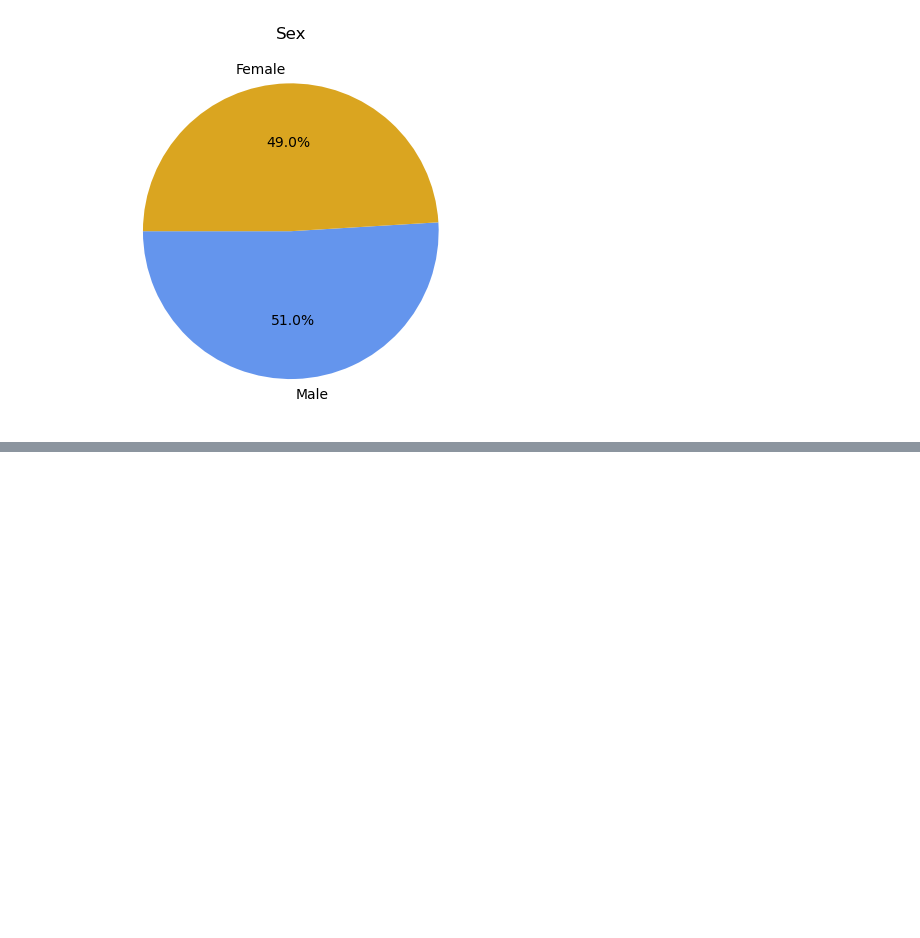
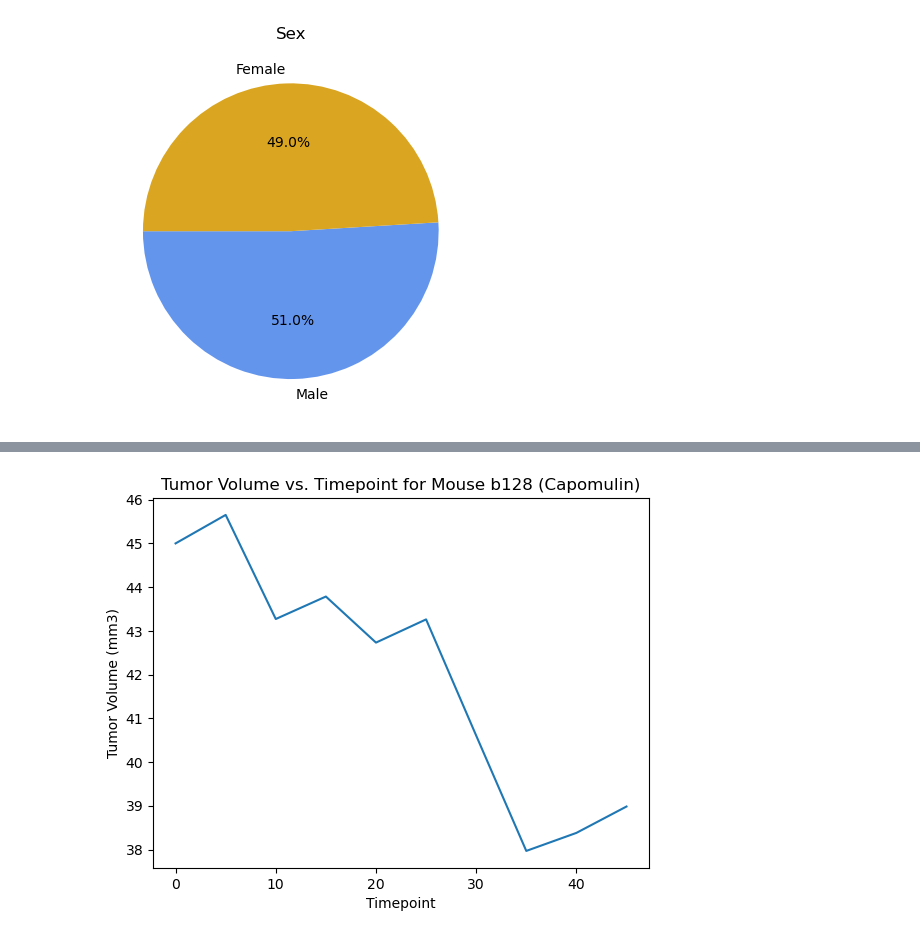
Before and after one commit to beccasolomon22/Pymaceuticals-challenge, a Jupyter notebook: Pymaceuticals_mice.ipynb, the cells around one changed output, grey strips where cells are left out. Saved outputs shown, nothing was run; the diff lists cells and outputs as text; code cells hidden in the pictures; blank space fills up the shorter version.

```diff
--- a/Pymaceuticals_mice.ipynb
+++ b/Pymaceuticals_mice.ipynb
@@ -282,0 +361,22 @@ tumor_vol = []
+# %%
+
+# find which mice had the most timepoints
+capomulin = mouse_results.loc[mouse_results['Drug Regimen'] == 'Capomulin']
+cap_count = capomulin['Mouse ID'].value_counts()
+top_mouse = cap_count.index[0]
+# %%
+# Generate a line plot of tumor volume vs. time point for a mouse treated with Capomulin
+mouse_data = capomulin[capomulin['Mouse ID'] == top_mouse]
+
+#create line plot
+plt.plot(mouse_data['Timepoint'], mouse_data['Tumor Volume (mm3)'])
+
+#add title and labels
+plt.title(f"Tumor Volume vs. Timepoint for Mouse {top_mouse} (Capomulin)")
+plt.xlabel("Timepoint")
+plt.ylabel("Tumor Volume (mm3)")
+
+#show plot
+plt.show()
+# %% [output]
+[figure, added]
```
Also changed, not shown: parts of 9 cells of this notebook.
